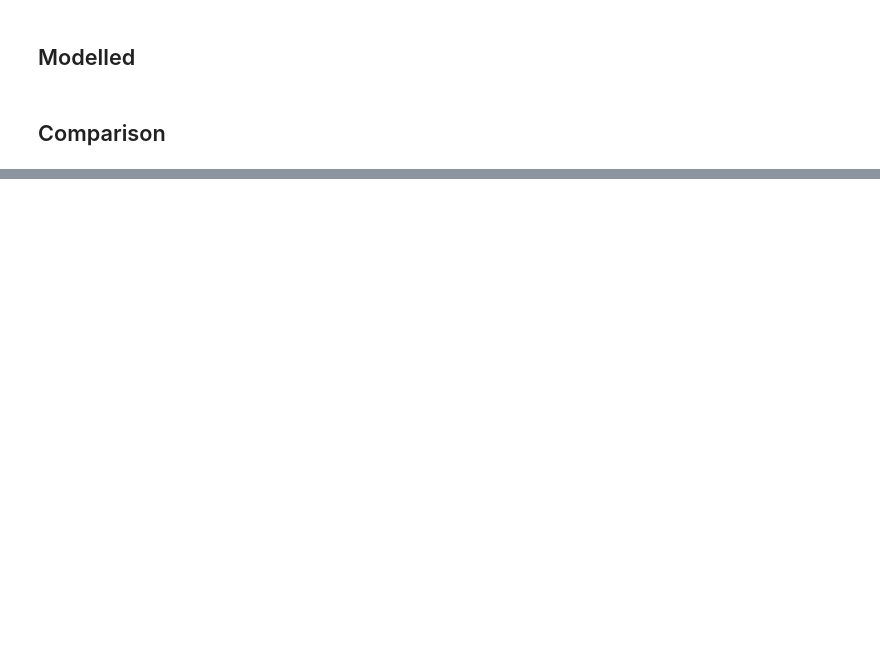
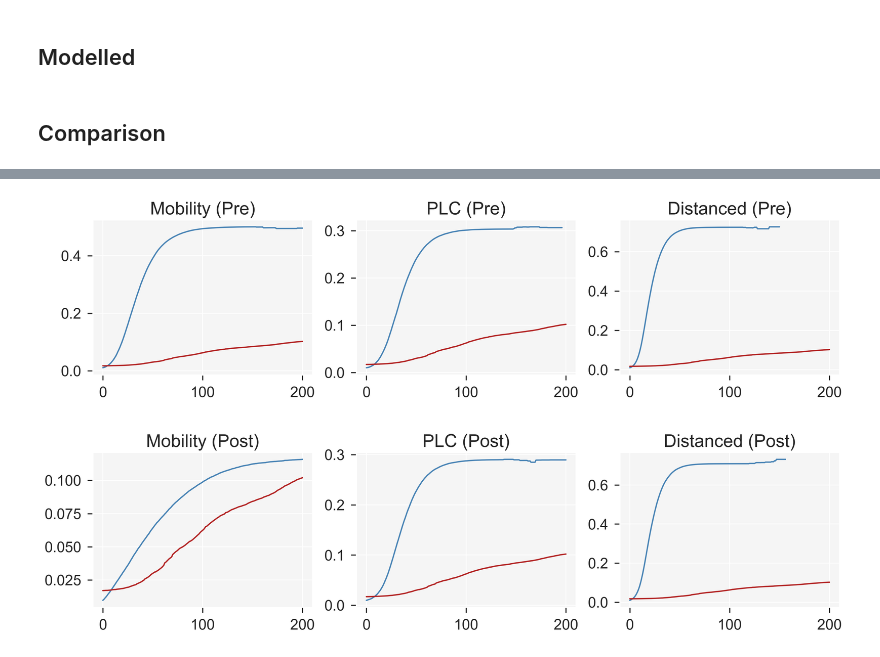
Before and after one commit to leo-pfeiffer/epi-sim, a Jupyter notebook: lib/experiments/4_model_validation.ipynb, the cells around one changed output, grey strips where cells are left out. Saved outputs shown, nothing was run; the diff lists cells and outputs as text; code cells hidden in the pictures; blank space fills up the shorter version.

```diff
--- a/lib/experiments/4_model_validation.ipynb
+++ b/lib/experiments/4_model_validation.ipynb
@@ -260,0 +206,4 @@ plt.show()
+# %%
+comparison_plot(second_wave)
+# %% [output]
+[figure, added]
```
Also changed, not shown: parts of 16 cells of this notebook.
